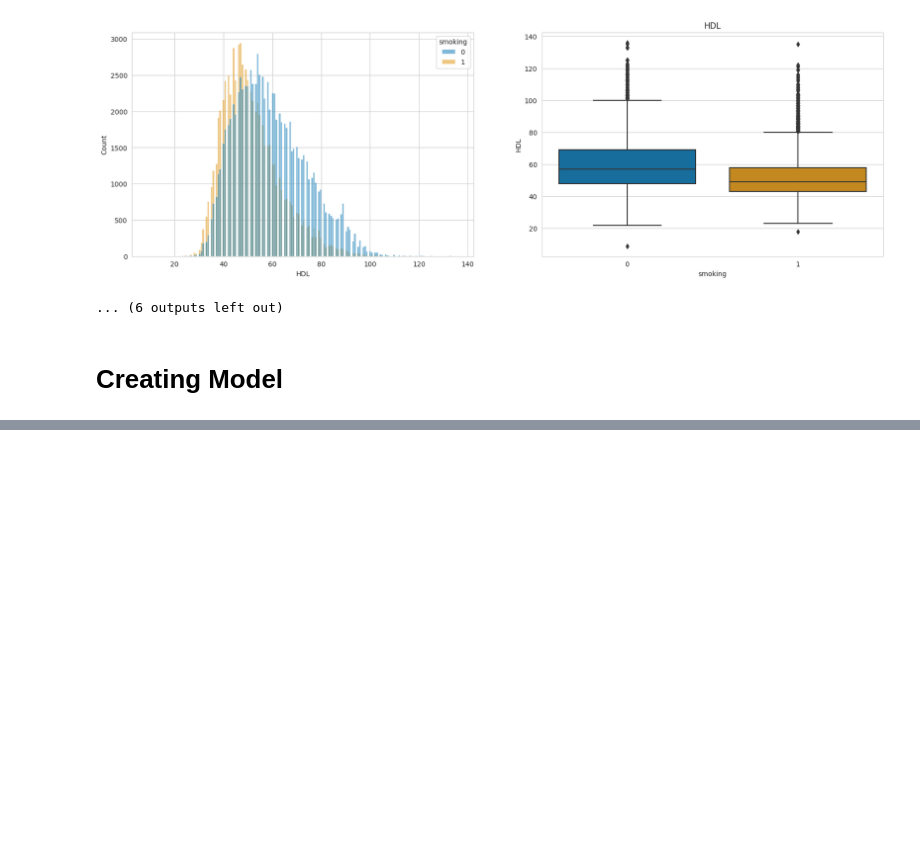
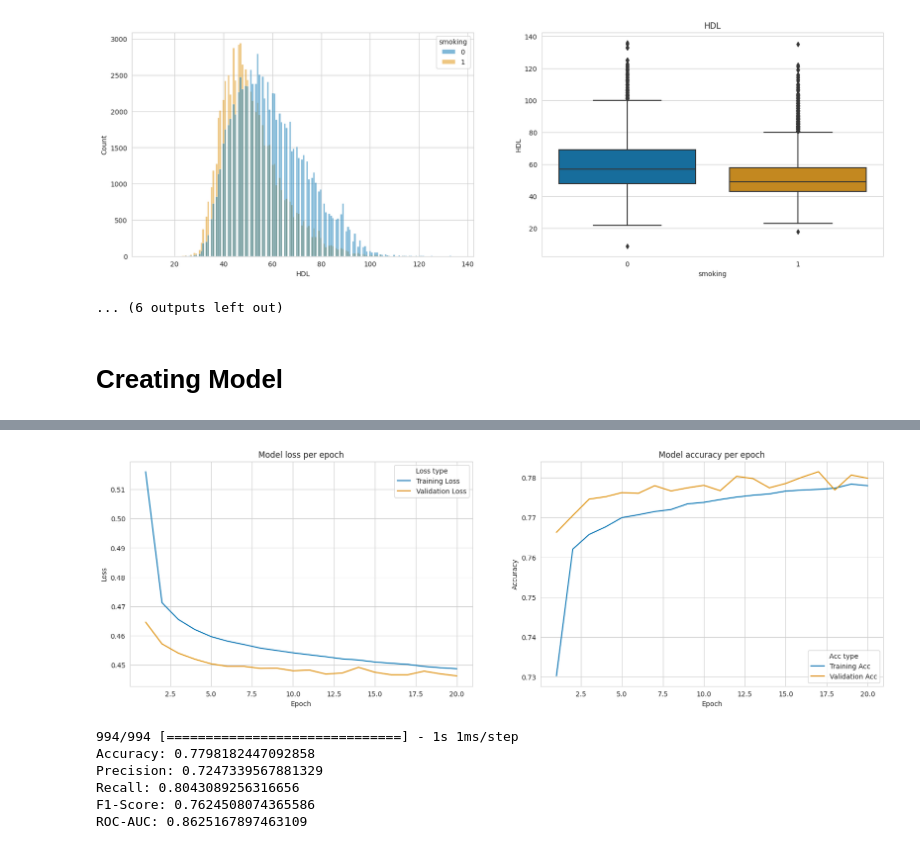
Before and after one commit to ricocahyadi777/smoker-prediction, a Jupyter notebook: smoker-prediction.ipynb, the cells around one changed output, grey strips where cells are left out. Cells and saved outputs as stored; diff of their text form; code cells hidden in the pictures; blank space fills up the shorter version.

Commit message:
Kaggle Notebook | Smoker Prediction | Version 8

```diff
--- a/smoker-prediction.ipynb
+++ b/smoker-prediction.ipynb
@@ -212,4 +216,3 @@ x_valid = scaler.transform(x_valid)
 # %%
 from sklearn.ensemble import RandomForestClassifier
-rf = RandomForestClassifier(random_state = 2023)
-rf.fit(x_train, y_train)
+model = RandomForestClassifier(random_state = 2023)
@@ -224,0 +219,21 @@ Accuracy: 0.7799125813653659
+# %%
+# Parameters
+EPOCH = 20
+BATCH_SIZE = 64
+LOSS = 'binary_crossentropy'
+OPTIMIZER = 'sgd'
+METRICS = 'accuracy'
+# %%
+model = keras.Sequential([
+    keras.layers.Dense(128, activation='relu', input_shape=(x_train.shape[1],)),
+    keras.layers.Dense(64, activation='relu'),
+    keras.layers.Flatten(),
+    keras.layers.Dense(32, activation='relu'),
+    keras.layers.Flatten(),
+    keras.layers.Dense(16, activation='relu'),
+    keras.layers.Dense(1, activation='sigmoid')
+])
+
+model.compile(loss=LOSS, optimizer=OPTIMIZER, metrics=METRICS)
+# %%
+history = model.fit(x_train, y_train, epochs=EPOCH, batch_size=BATCH_SIZE, validation_data=(x_val, y_val), verbose=1)
@@ -225,3 +258,52 @@ Accuracy: 0.7799125813653659
+# %%
+fig, ax = plt.subplots(1, 2, figsize = (20, 6))
+
+loss_train = history.history['loss']
+loss_val = history.history['val_loss']
+df1 = pd.DataFrame({'Loss': loss_train,'Epoch': [x for x in range(1, EPOCH+1)],'Loss type': ['Training Loss' for x in range (1,EPOCH+1)]})
+df2 = pd.DataFrame({'Loss': loss_val,'Epoch': [x for x in range(1, EPOCH+1)],'Loss type': ['Validation Loss' for x in range (1,EPOCH+1)]})
+
+sns.lineplot(ax = ax[0], data = pd.concat([df1, df2]), x = 'Epoch', y= 'Loss', hue = 'Loss type')
+ax[0].set_title("Model loss per epoch")
+
+acc_train = history.history['accuracy']
+acc_val = history.history['val_accuracy']
+df1 = pd.DataFrame({'Accuracy': acc_train,'Epoch': [x for x in range(1, EPOCH+1)],'Acc type': ['Training Acc' for x in range (1,EPOCH+1)]})
+df2 = pd.DataFrame({'Accuracy': acc_val,'Epoch': [x for x in range(1, EPOCH+1)],'Acc type': ['Validation Acc' for x in range (1,EPOCH+1)]})
+
+sns.lineplot(ax = ax[1], data = pd.concat([df1, df2]), x = 'Epoch', y= 'Accuracy', hue = 'Acc type')
+ax[1].set_title("Model accuracy per epoch")
+
+plt.show()
+# %% [output]
+[figure, added]
+# %%
+from sklearn import metrics
+
+#y_pred = model.predict(x_val)
+#print("Accuracy:",metrics.accuracy_score(y_val, y_pred))
+
+y_pred = model.predict(x_val)
+y_pred_binary = (y_pred > 0.5).astype(int)
+
+accuracy = accuracy_score(y_val, y_pred_binary)
+precision = precision_score(y_val, y_pred_binary)
+recall = recall_score(y_val, y_pred_binary)
+f1 = f1_score(y_val, y_pred_binary)
+roc_auc = roc_auc_score(y_val, y_pred)
+
+print('Accuracy:', accuracy)
+print('Precision:', precision)
+print('Recall:', recall)
+print('F1-Score:', f1)
+print('ROC-AUC:', roc_auc)
+# %% [output]
+994/994 [==============================] - 1s 1ms/step
+Accuracy: 0.7798182447092858
+Precision: 0.7247339567881329
+Recall: 0.8043089256316656
+F1-Score: 0.7624508074365586
+ROC-AUC: 0.8625167897463109
 # %%
 sample_submission = pd.read_csv('/kaggle/input/playground-series-s3e24/sample_submission.csv')
 test = pd.read_csv('/kaggle/input/playground-series-s3e24/test.csv')
```
Also changed, not shown: parts of 10 cells of this notebook.
